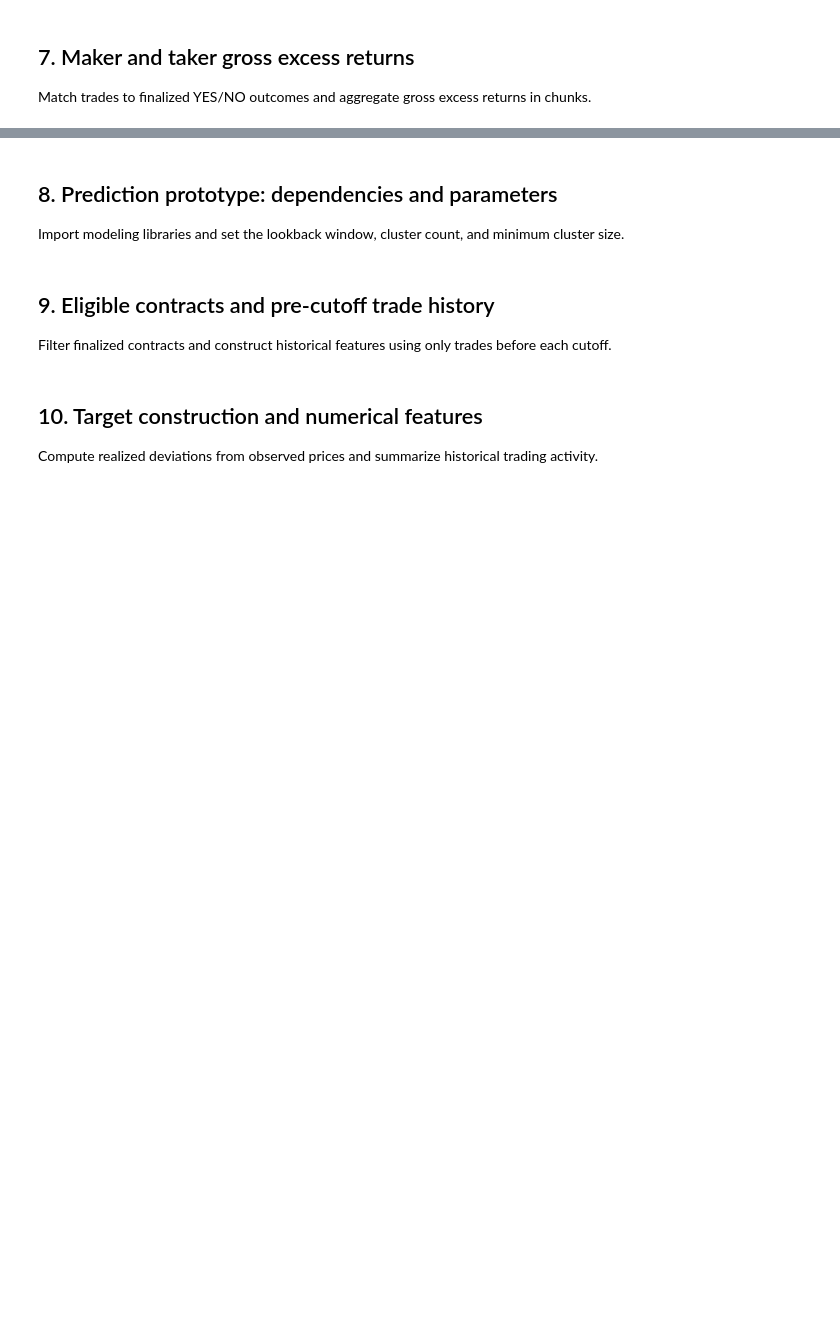
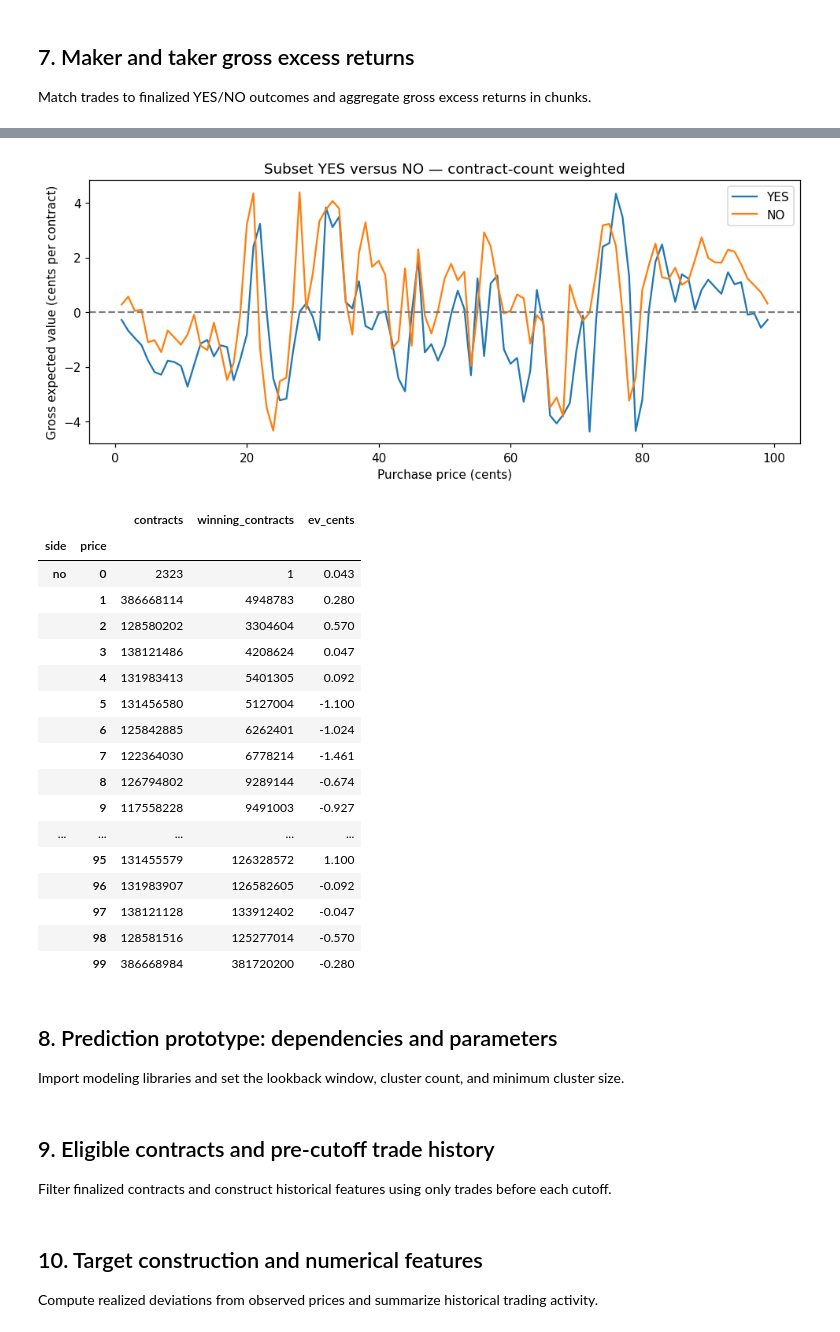
Before and after one commit to KyleNicarry/DS-340W-Group-Project, a Jupyter notebook: notebooks/extension_prototype/full_pipeline.ipynb, the cells around one changed output, grey strips where cells are left out. Drawn from its saved outputs; the diff is of its cells as text; code cells hidden in the pictures; blank space fills up the shorter version.

```diff
--- a/notebooks/extension_prototype/full_pipeline.ipynb
+++ b/notebooks/extension_prototype/full_pipeline.ipynb
@@ -296,3 +535,42 @@ else:
+# %%
+by_side = baseline.groupby(["side", "price"])[["contracts", "winning_contracts"]].sum()
+by_side["ev_cents"] = (
+    100 * by_side["winning_contracts"] / by_side["contracts"]
+    - by_side.index.get_level_values("price")
+)
+fig, ax = plt.subplots(figsize=(9, 4))
+for side in ["yes", "no"]:
+    curve = by_side.loc[side].reindex(range(1, 100))
+    ax.plot(curve.index, curve["ev_cents"], label=side.upper())
+ax.axhline(0, color="gray", linestyle="--")
+ax.set(xlabel="Purchase price (cents)", ylabel="Gross expected value (cents per contract)",
+       title="Subset YES versus NO — contract-count weighted")
+ax.legend()
+plt.tight_layout()
+plt.show()
+
+# Include support counts so sparse price levels are visible when interpreting the curves.
+display(by_side.round(3))
+# %% [output]
+[figure, added]
+|  |  | contracts | winning_contracts | ev_cents |
+| side | price |  |  |  |
+| no | 0 | 2323 | 1 | 0.043 |
+|  | 1 | 386668114 | 4948783 | 0.280 |
+|  | 2 | 128580202 | 3304604 | 0.570 |
+|  | 3 | 138121486 | 4208624 | 0.047 |
+|  | 4 | 131983413 | 5401305 | 0.092 |
+|  | 5 | 131456580 | 5127004 | -1.100 |
+|  | 6 | 125842885 | 6262401 | -1.024 |
+|  | 7 | 122364030 | 6778214 | -1.461 |
+|  | 8 | 126794802 | 9289144 | -0.674 |
+|  | 9 | 117558228 | 9491003 | -0.927 |
+| ... | ... | ... | ... | ... |
+|  | 95 | 131455579 | 126328572 | 1.100 |
+|  | 96 | 131983907 | 126582605 | -0.092 |
+|  | 97 | 138121128 | 133912402 | -0.047 |
+|  | 98 | 128581516 | 125277014 | -0.570 |
+|  | 99 | 386668984 | 381720200 | -0.280 |
 # %% [markdown]
 ## 8. Prediction prototype: dependencies and parameters
 Import modeling libraries and set the lookback window, cluster count, and minimum cluster size.
```
Also changed, not shown: parts of 19 cells of this notebook.
